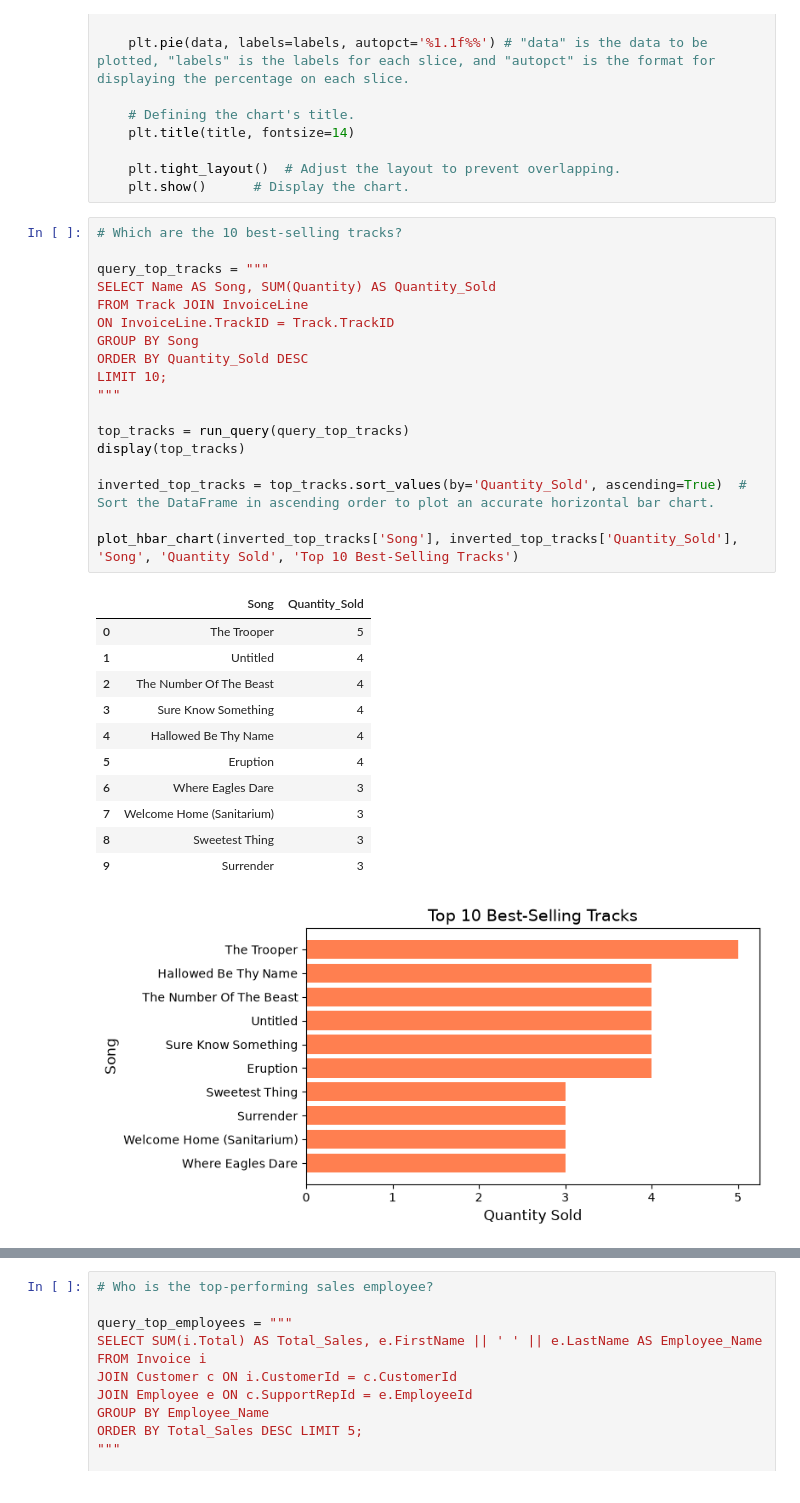
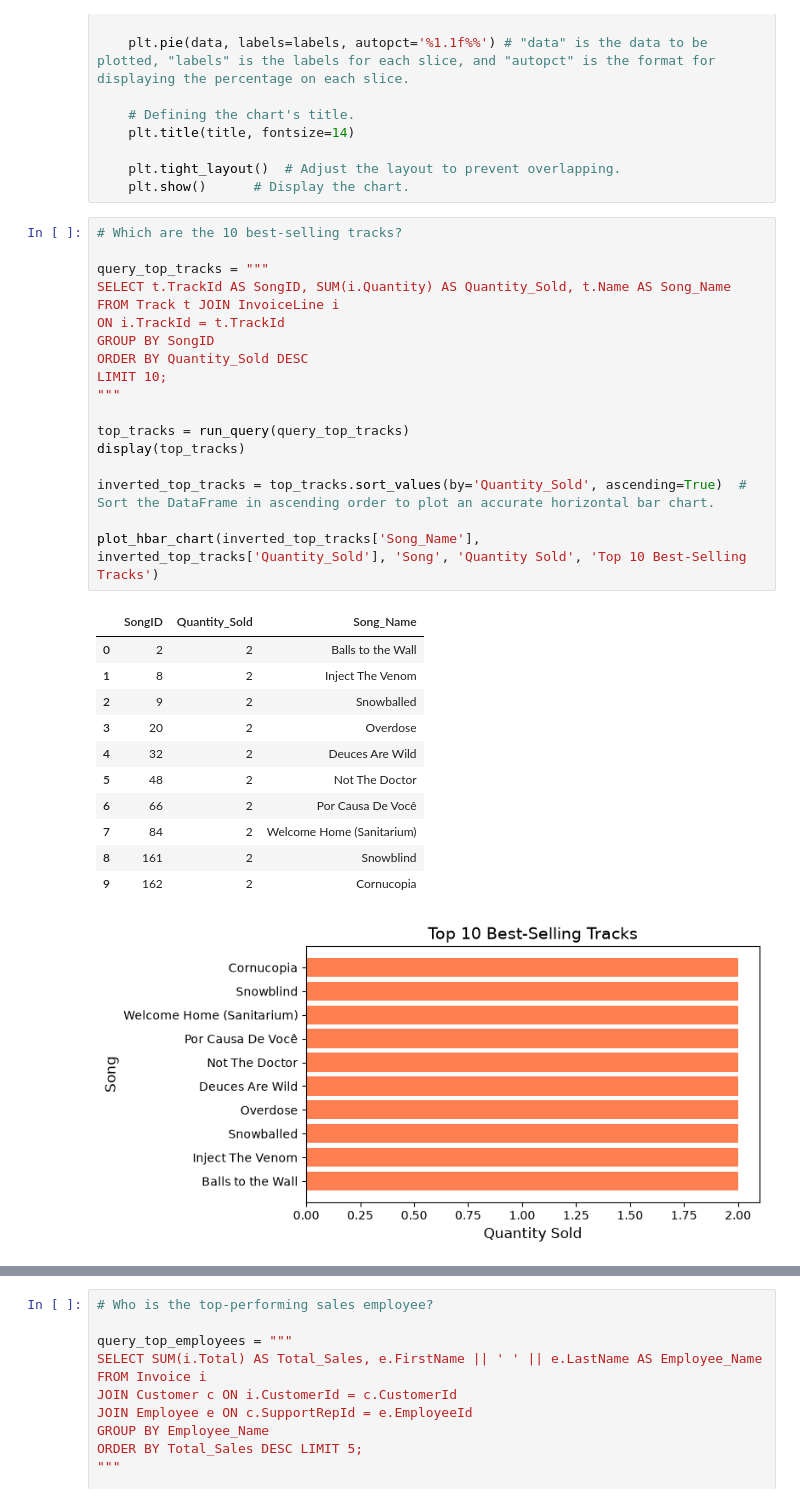
Before and after one commit to helenadepaula/Querying-with-SQL-and-Python-SQLite-Chinook-Database, a Jupyter notebook: analysis.ipynb, the cells around one changed output, grey strips where cells are left out. Drawn from its saved outputs; the diff is of its cells as text.

Commit message:
Corrected query about 10 best selling tracks.

```diff
--- a/analysis.ipynb
+++ b/analysis.ipynb
@@ -117,34 +117,34 @@ def plot_pie_chart(data, labels, title):
 # %%
 # Which are the 10 best-selling tracks?
 
 query_top_tracks = """
-SELECT Name AS Song, SUM(Quantity) AS Quantity_Sold
-FROM Track JOIN InvoiceLine
-ON InvoiceLine.TrackID = Track.TrackID
-GROUP BY Song
+SELECT t.TrackId AS SongID, SUM(i.Quantity) AS Quantity_Sold, t.Name AS Song_Name
+FROM Track t JOIN InvoiceLine i
+ON i.TrackId = t.TrackId
+GROUP BY SongID
 ORDER BY Quantity_Sold DESC
 LIMIT 10;
 """
 
 top_tracks = run_query(query_top_tracks)
 display(top_tracks)
 
 inverted_top_tracks = top_tracks.sort_values(by='Quantity_Sold', ascending=True)  # Sort the DataFrame in ascending order to plot an accurate horizontal bar chart.
 
-plot_hbar_chart(inverted_top_tracks['Song'], inverted_top_tracks['Quantity_Sold'], 'Song', 'Quantity Sold', 'Top 10 Best-Selling Tracks')
+plot_hbar_chart(inverted_top_tracks['Song_Name'], inverted_top_tracks['Quantity_Sold'], 'Song', 'Quantity Sold', 'Top 10 Best-Selling Tracks')
 # %% [output]
-|  | Song | Quantity_Sold |
-| 0 | The Trooper | 5 |
-| 1 | Untitled | 4 |
-| 2 | The Number Of The Beast | 4 |
-| 3 | Sure Know Something | 4 |
-| 4 | Hallowed Be Thy Name | 4 |
-| 5 | Eruption | 4 |
-| 6 | Where Eagles Dare | 3 |
-| 7 | Welcome Home (Sanitarium) | 3 |
-| 8 | Sweetest Thing | 3 |
-| 9 | Surrender | 3 |
+|  | SongID | Quantity_Sold | Song_Name |
+| 0 | 2 | 2 | Balls to the Wall |
+| 1 | 8 | 2 | Inject The Venom |
+| 2 | 9 | 2 | Snowballed |
+| 3 | 20 | 2 | Overdose |
+| 4 | 32 | 2 | Deuces Are Wild |
+| 5 | 48 | 2 | Not The Doctor |
+| 6 | 66 | 2 | Por Causa De Você |
+| 7 | 84 | 2 | Welcome Home (Sanitarium) |
+| 8 | 161 | 2 | Snowblind |
+| 9 | 162 | 2 | Cornucopia |
-[figure, old version]
+[figure, new version]
 # %%
 # Which country generates the most revenue?
 
```
Also changed, not shown: parts of 1 cell of this notebook.
